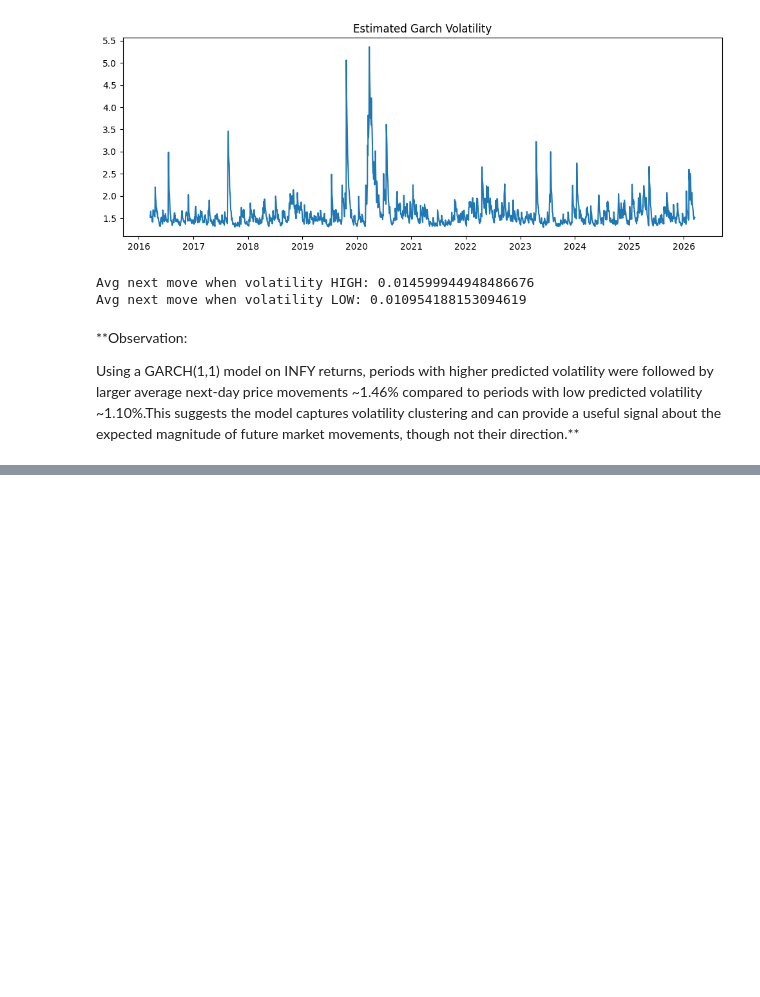
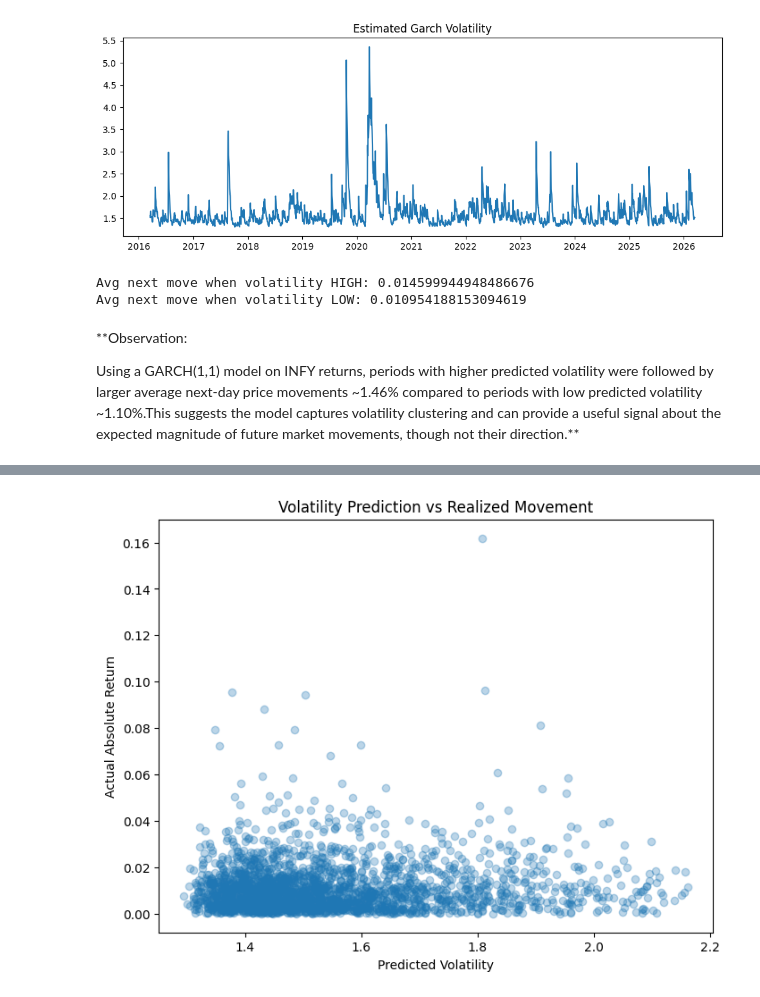
Before and after one commit to sYanXO/Volatility-Regime-Analysis, a Jupyter notebook: Volatility_Forecasting.ipynb, the cells around one changed output, grey strips where cells are left out. Drawn from its saved outputs; the diff is of its cells as text; code cells hidden in the pictures; blank space fills up the shorter version.

```diff
--- a/Volatility_Forecasting.ipynb
+++ b/Volatility_Forecasting.ipynb
@@ -127,0 +154,13 @@ Using a GARCH(1,1) model on INFY returns, periods with higher predicted volatili
+# %%
+filtered = data[data["predicted volatility"] < data["predicted volatility"].quantile(0.95)]
+
+plt.figure(figsize=(8,6))
+plt.scatter(filtered["predicted volatility"], filtered["abs_return"], alpha=0.3)
+
+plt.xlabel("Predicted Volatility")
+plt.ylabel("Actual Absolute Return")
+plt.title("Volatility Prediction vs Realized Movement")
+
+plt.show()
+# %% [output]
+[figure, added]
```
Also changed, not shown: parts of 6 cells of this notebook.
